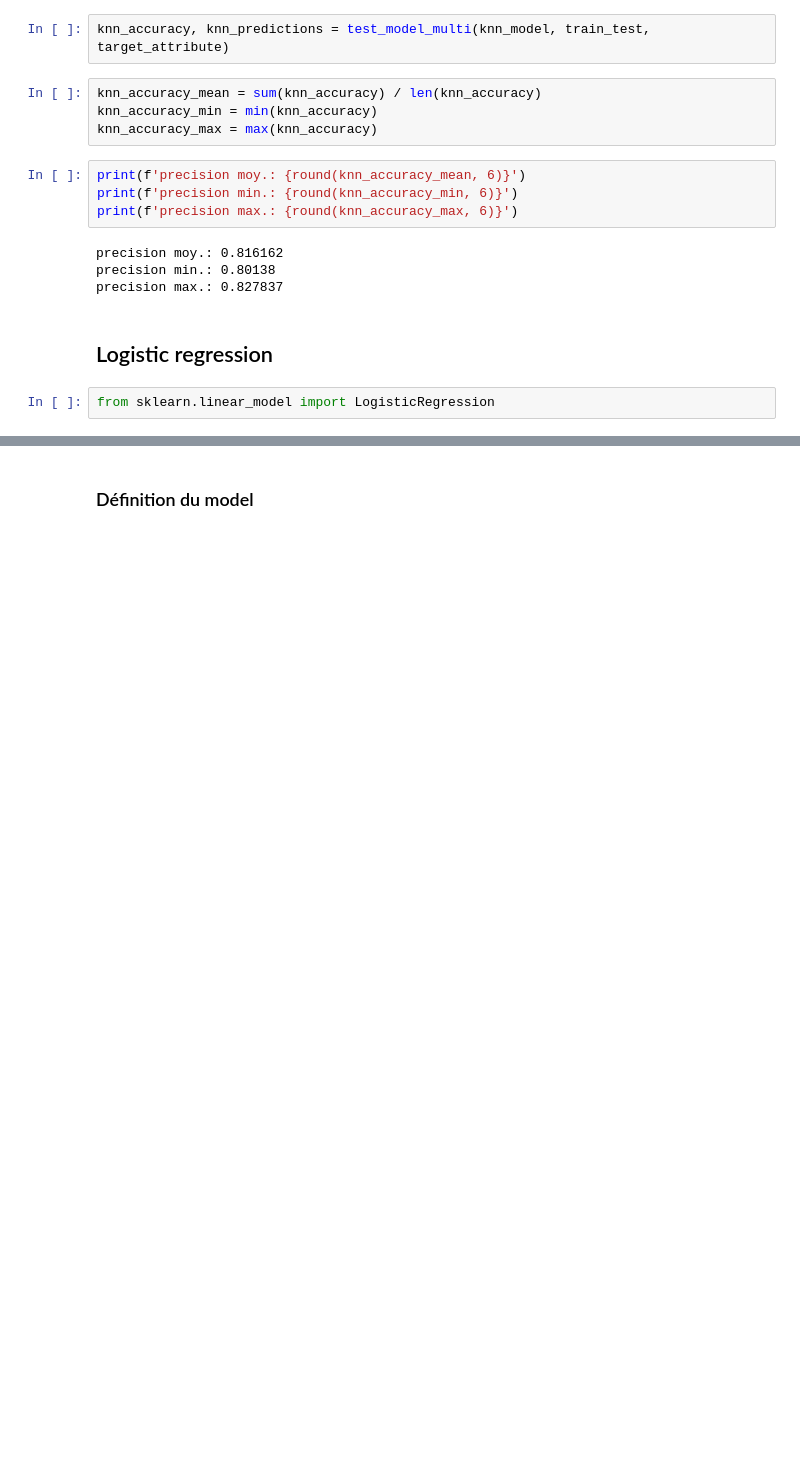
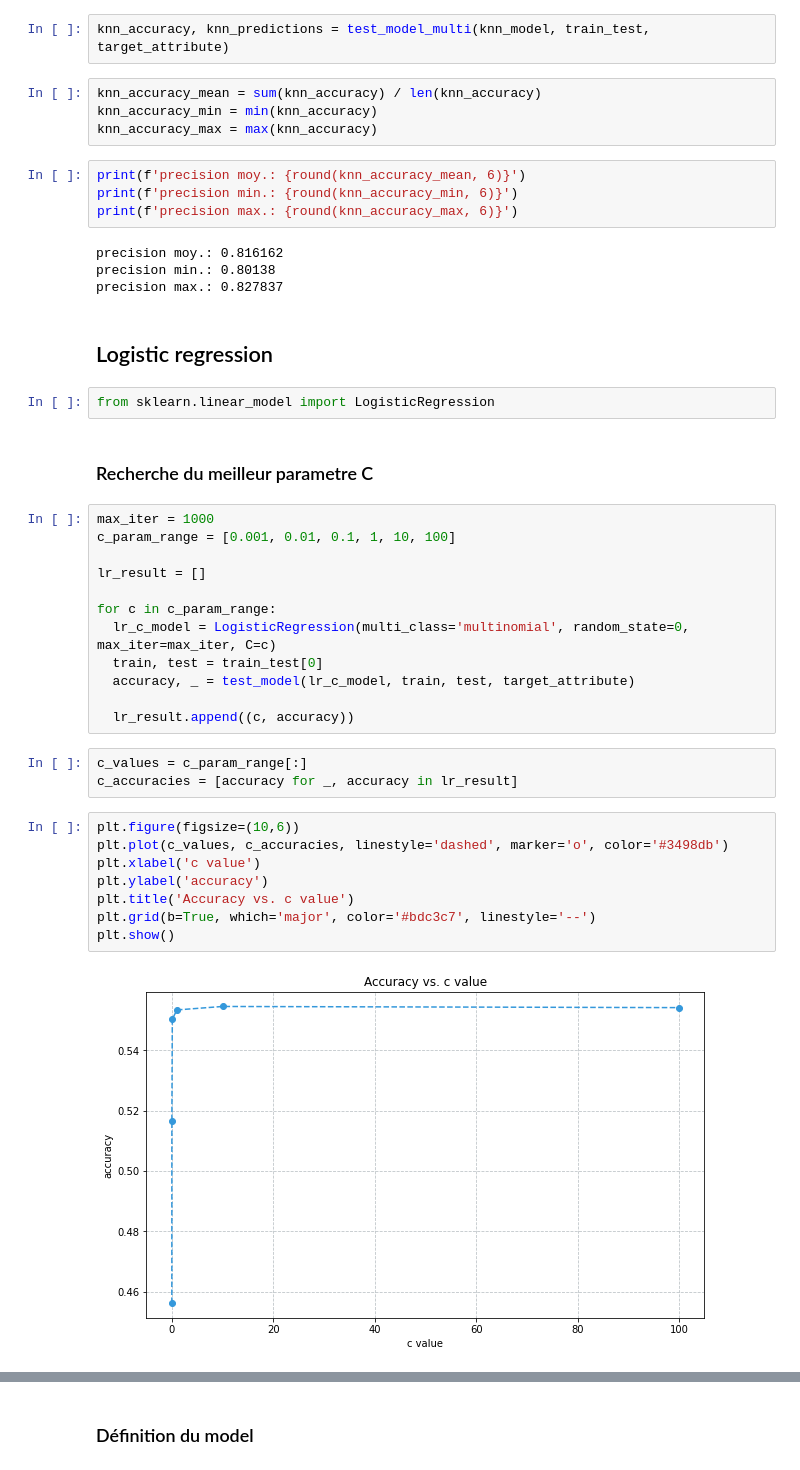
Before and after one commit to virtuel75/avila-analysis, a Jupyter notebook: notebook/avila_analysis.ipynb, the cells around one changed output, grey strips where cells are left out. Drawn from its saved outputs; the diff is of its cells as text; blank space fills up the shorter version.

Commit message:
Ajout recherche du meilleur model

```diff
--- a/notebook/avila_analysis.ipynb
+++ b/notebook/avila_analysis.ipynb
@@ -405,3 +418,30 @@ precision max.: 0.827837
 ## Logistic regression
 # %%
 from sklearn.linear_model import LogisticRegression
+# %% [markdown]
+### Recherche du meilleur parametre C
+# %%
+max_iter = 1000
+c_param_range = [0.001, 0.01, 0.1, 1, 10, 100]
+
+lr_result = []
+
+for c in c_param_range:
+  lr_c_model = LogisticRegression(multi_class='multinomial', random_state=0, max_iter=max_iter, C=c)
+  train, test = train_test[0]
+  accuracy, _ = test_model(lr_c_model, train, test, target_attribute)
+
+  lr_result.append((c, accuracy))
+# %%
+c_values = c_param_range[:]
+c_accuracies = [accuracy for _, accuracy in lr_result]
+# %%
+plt.figure(figsize=(10,6))
+plt.plot(c_values, c_accuracies, linestyle='dashed', marker='o', color='#3498db')
+plt.xlabel('c value')
+plt.ylabel('accuracy')
+plt.title('Accuracy vs. c value')
+plt.grid(b=True, which='major', color='#bdc3c7', linestyle='--')
+plt.show()
+# %% [output]
+[figure, added]
```
Also changed, not shown: parts of 15 cells of this notebook.
